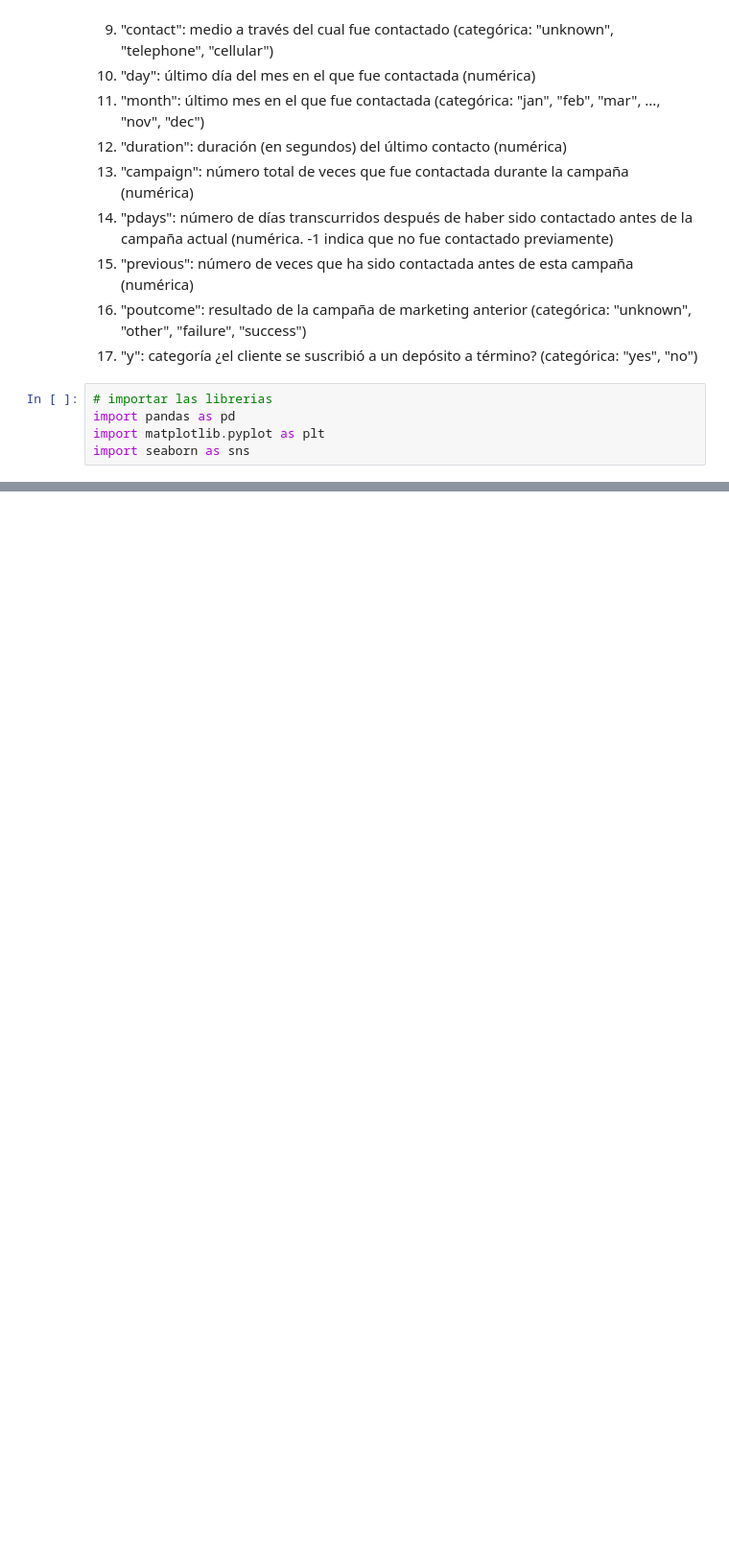
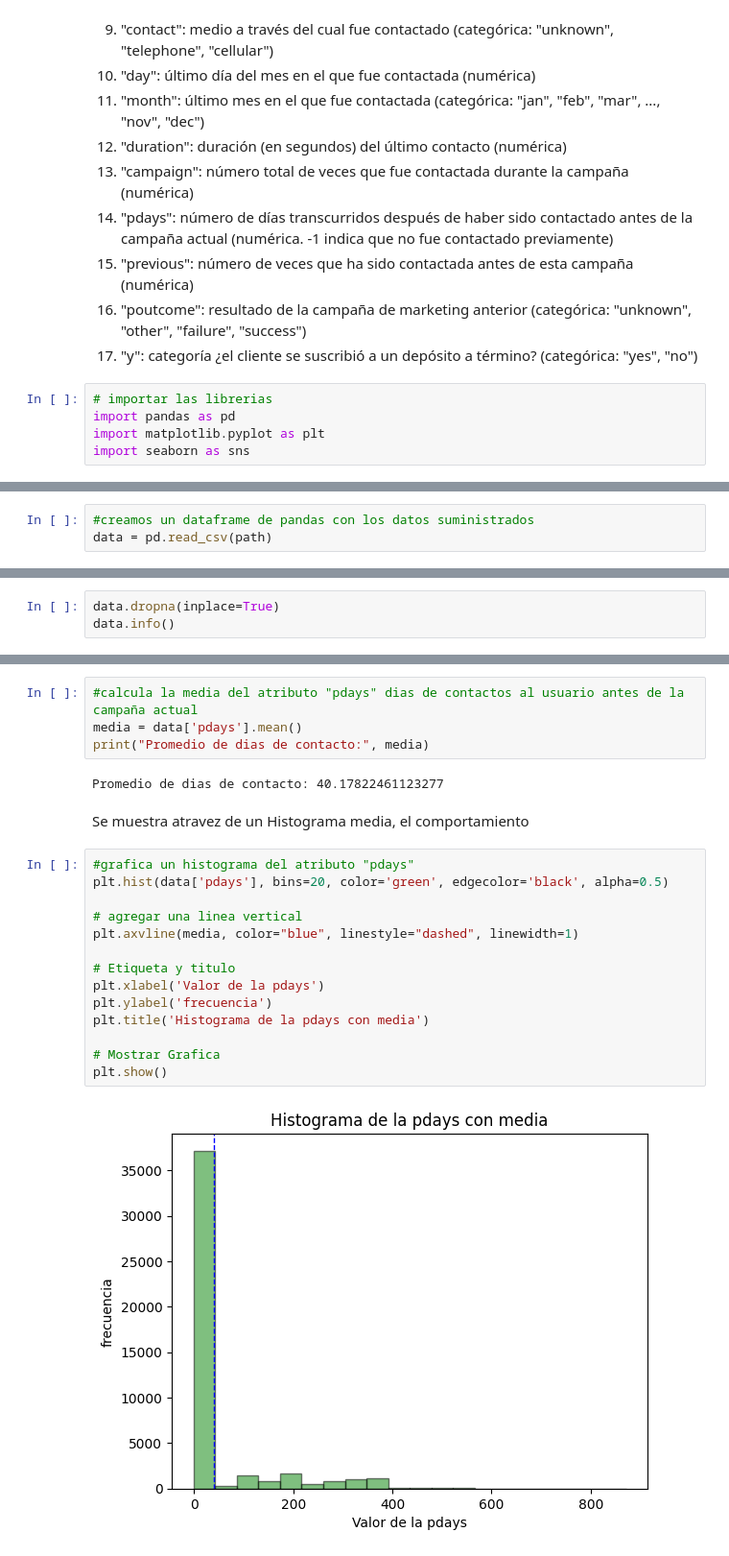
Before and after one commit to hospinabgit/Colab_Tech, a Jupyter notebook: Limpieza_de_Data.ipynb, the cells around one changed output, grey strips where cells are left out. Shown at 96% size. Cells and saved outputs as stored; diff of their text form; blank space fills up the shorter version.

```diff
--- a/Limpieza_de_Data.ipynb
+++ b/Limpieza_de_Data.ipynb
@@ -152,0 +47,3 @@ plt.show()
+# %%
+#creamos un dataframe de pandas con los datos suministrados
+data = pd.read_csv(path)
@@ -152,0 +125,3 @@ plt.show()
+# %%
+data.dropna(inplace=True)
+data.info()
@@ -152,0 +221,24 @@ plt.show()
+# %%
+#calcula la media del atributo "pdays" dias de contactos al usuario antes de la campaña actual
+media = data['pdays'].mean()
+print("Promedio de dias de contacto:", media)
+# %% [output]
+Promedio de dias de contacto: 40.17822461123277
+# %% [markdown]
+Se muestra atravez de un Histograma media, el comportamiento
+# %%
+#grafica un histograma del atributo "pdays"
+plt.hist(data['pdays'], bins=20, color='green', edgecolor='black', alpha=0.5)
+
+# agregar una linea vertical
+plt.axvline(media, color="blue", linestyle="dashed", linewidth=1)
+
+# Etiqueta y titulo
+plt.xlabel('Valor de la pdays')
+plt.ylabel('frecuencia')
+plt.title('Histograma de la pdays con media')
+
+# Mostrar Grafica
+plt.show()
+# %% [output]
+[figure, added]
```
Also changed, not shown: parts of 42 cells of this notebook.
